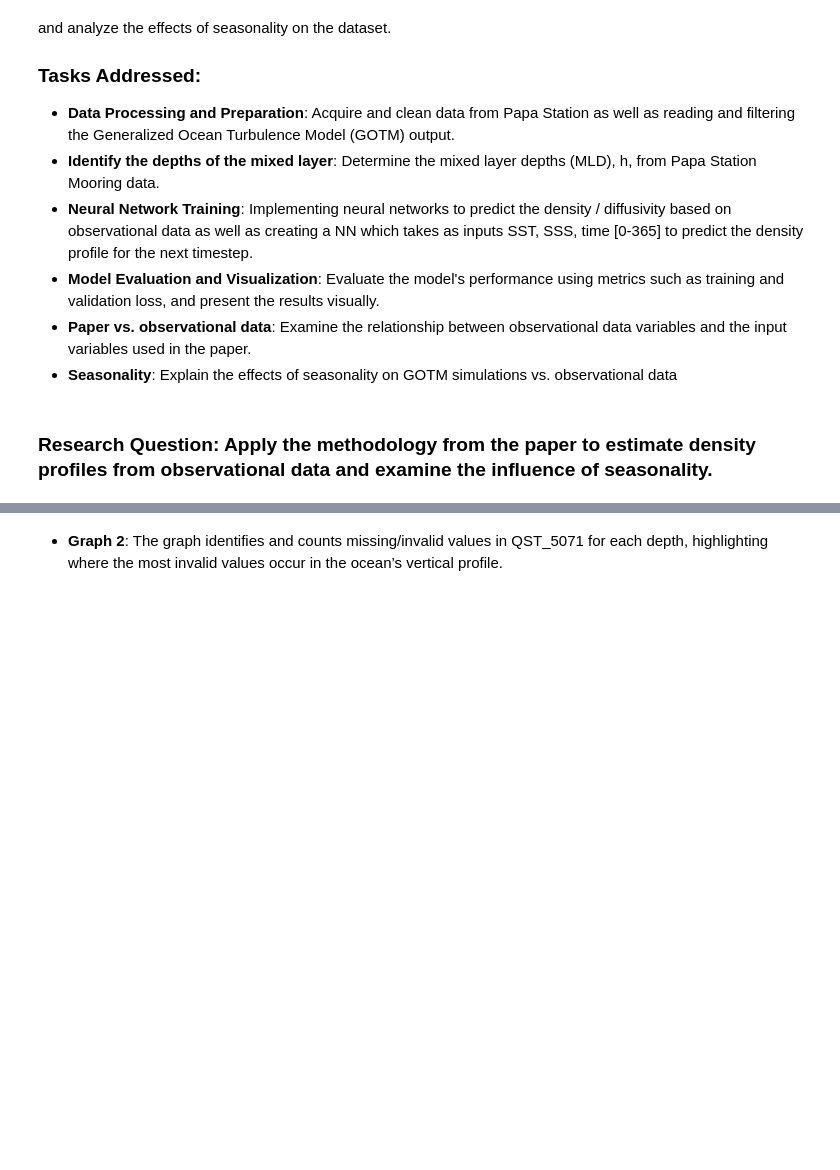
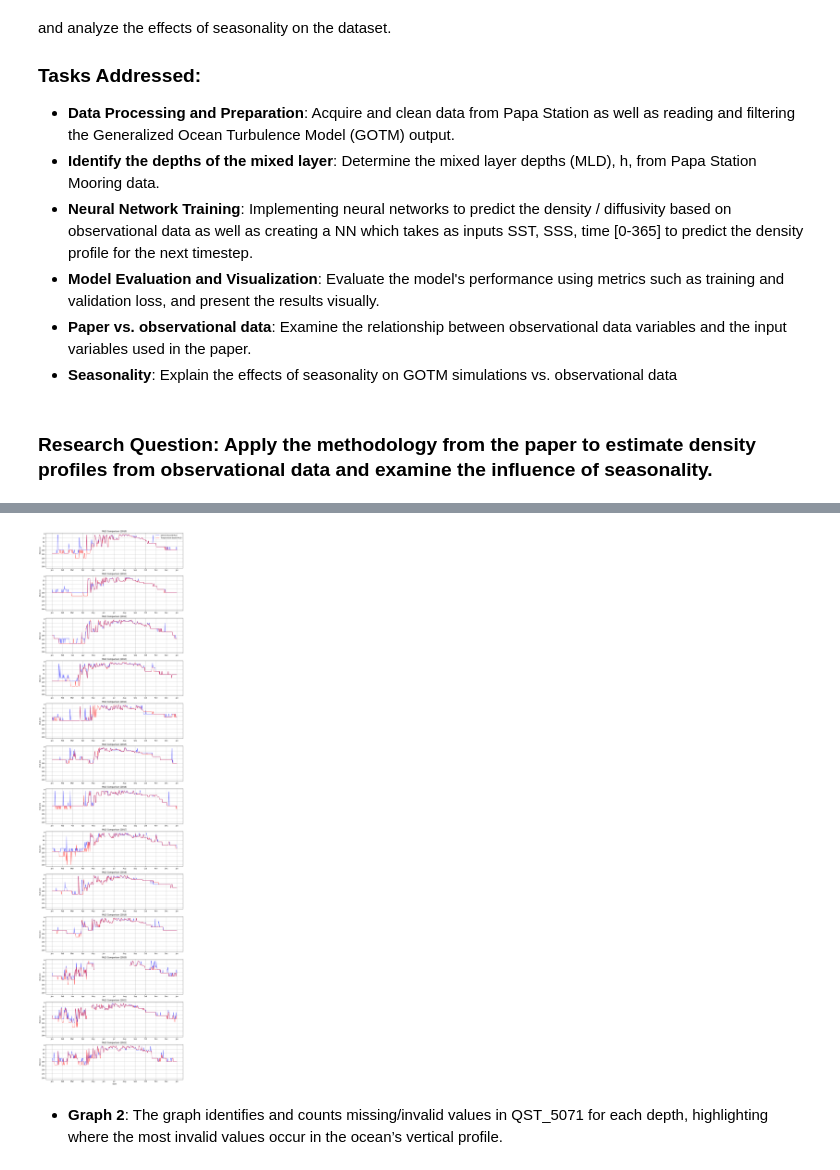
Before and after one commit to skortchmark9/Climate_ML, a Jupyter notebook: Project_2/main.ipynb, the cells around one changed output, grey strips where cells are left out. Cells and saved outputs as stored; diff of their text form; code cells hidden in the pictures; blank space fills up the shorter version.

```diff
--- a/Project_2/main.ipynb
+++ b/Project_2/main.ipynb
@@ -32,5 +66,10 @@ to estimate density profiles using observational data from Papa Station (Located
 # %%
 # code
+from determine_mld import plot_mld_comparison_by_year
+
+plot_mld_comparison_by_year(density_based_mld, temperature_based_mld)
+# %% [output]
+[figure, added]
 # %% [markdown]
 - **Graph 2**: The graph identifies and counts missing/invalid values in QST_5071 for each depth, highlighting where the most invalid values occur in the ocean’s vertical profile.
 # %%
```
Also changed, not shown: parts of 6 cells of this notebook, 1 other file.
